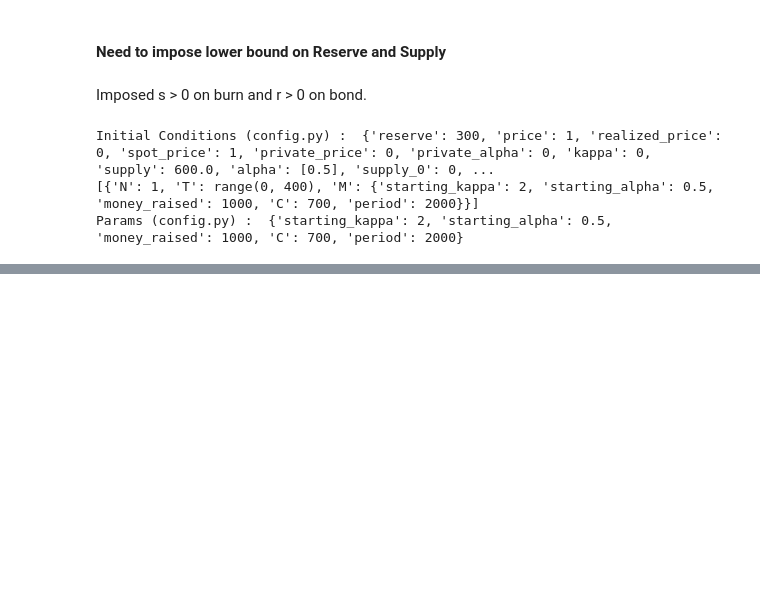
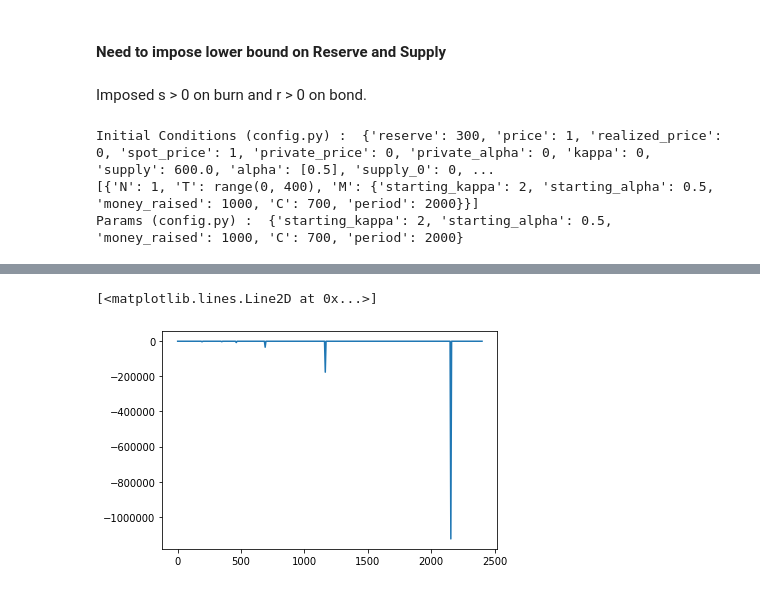
Before and after one commit to BlockScience/Risk-Adjusted-Bonding-Curves, a Jupyter notebook: Model/bondingcurve_tests.ipynb, the cells around one changed output, grey strips where cells are left out. Drawn from its saved outputs; the diff is of its cells as text; code cells hidden in the pictures; blank space fills up the shorter version.

Commit message:
bonding curve test updates

```diff
--- a/Model/bondingcurve_tests.ipynb
+++ b/Model/bondingcurve_tests.ipynb
@@ -103,0 +104,5 @@ plt.plot(experiments2.dataset[0].supply)
+# %%
+plt.plot(experiments2.dataset[0].price)
+# %% [output]
+[<matplotlib.lines.Line2D at 0x...>]
+[figure, added]
```
Also changed, not shown: parts of 4 cells of this notebook, 2 other files.
